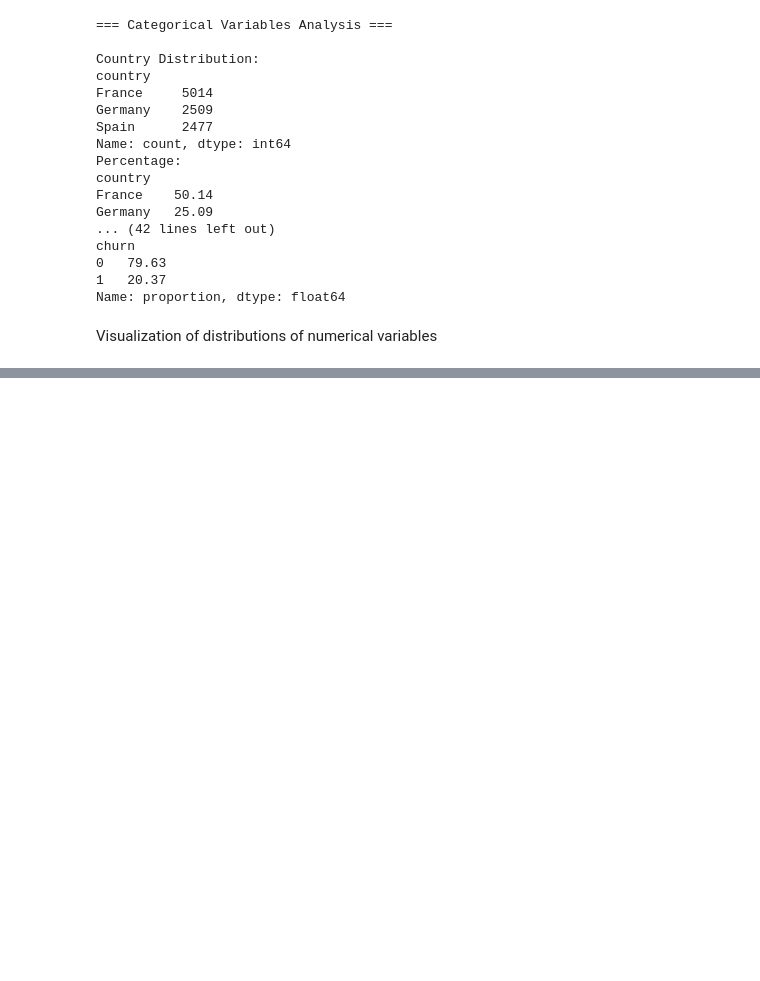
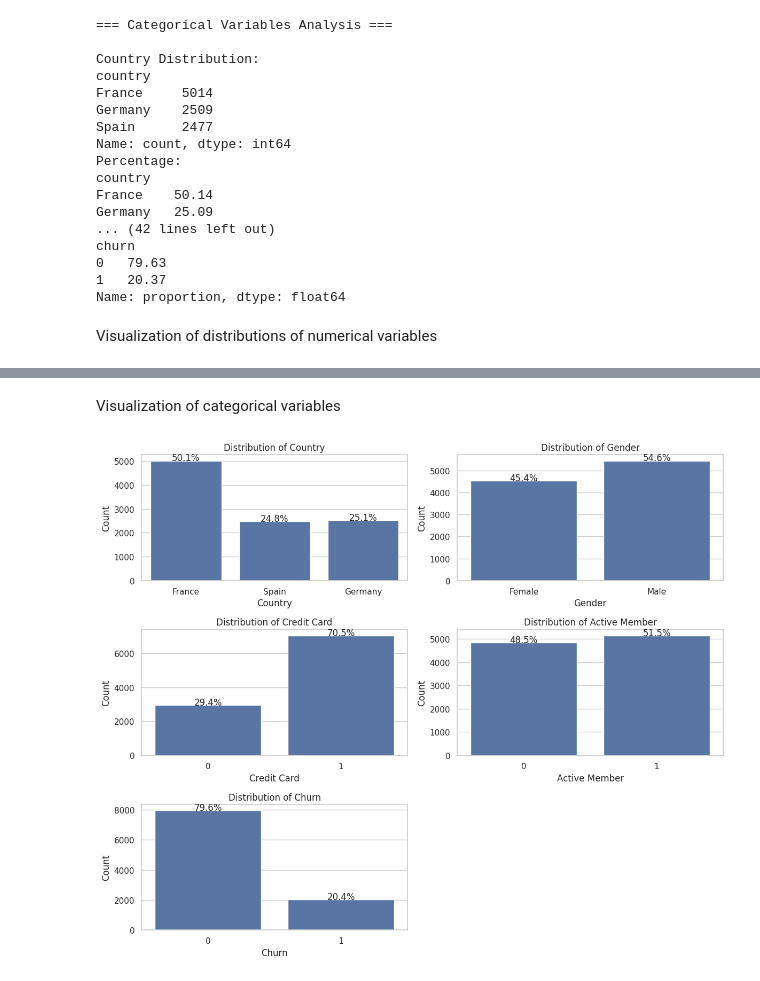
Before and after one commit to mendesalex89/Bank_Customer_Churn, a Jupyter notebook: notebooks/01_exploratory_data_analysis.ipynb, the cells around one changed output, grey strips where cells are left out. Drawn from its saved outputs; the diff is of its cells as text; code cells hidden in the pictures; blank space fills up the shorter version.

```diff
--- a/notebooks/01_exploratory_data_analysis.ipynb
+++ b/notebooks/01_exploratory_data_analysis.ipynb
@@ -191,0 +196,26 @@ plt.show()
+# %% [markdown]
+Visualization of categorical variables
+# %%
+# Visualization of categorical variables
+plt.figure(figsize=(12, 10))
+
+for i, col in enumerate(categorical_columns):
+    plt.subplot(3, 2, i+1)
+    sns.countplot(x=col, data=df)
+    plt.title(f'Distribution of {col.replace("_", " ").title()}')
+    plt.xlabel(col.replace("_", " ").title())
+    plt.ylabel('Count')
+
+    # Add percentage labels
+    total = float(len(df))
+    for p in plt.gca().patches:
+        height = p.get_height()
+        plt.text(p.get_x() + p.get_width()/2.,
+                height + 3,
+                '{:1.1f}%'.format(100 * height/total),
+                ha="center")
+
+plt.tight_layout()
+plt.show()
+# %% [output]
+[figure, added]
```
Also changed, not shown: parts of 25 cells of this notebook, 2 other files.
